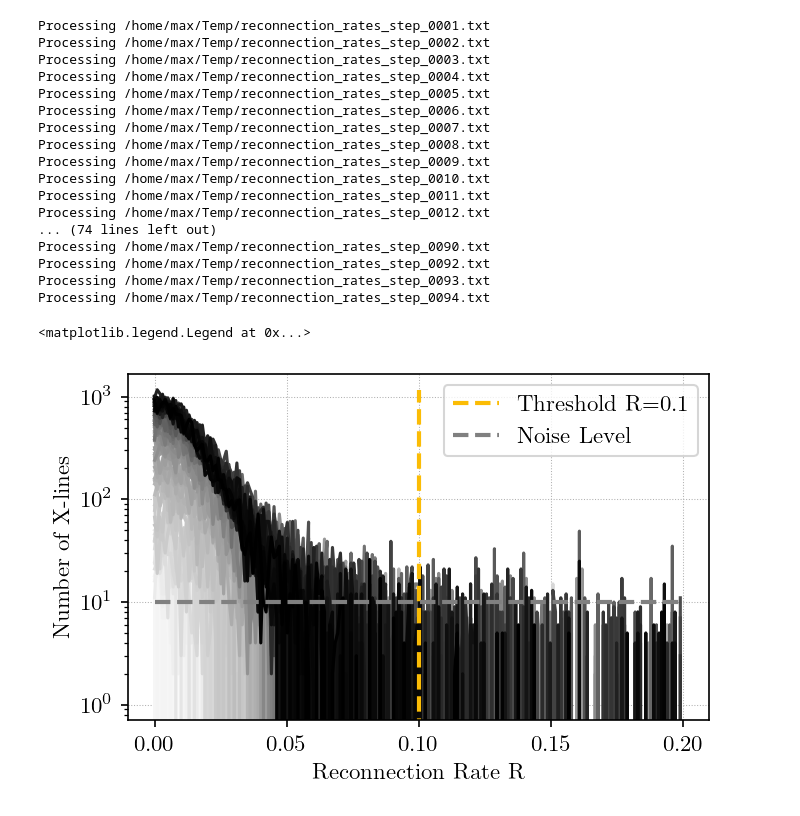
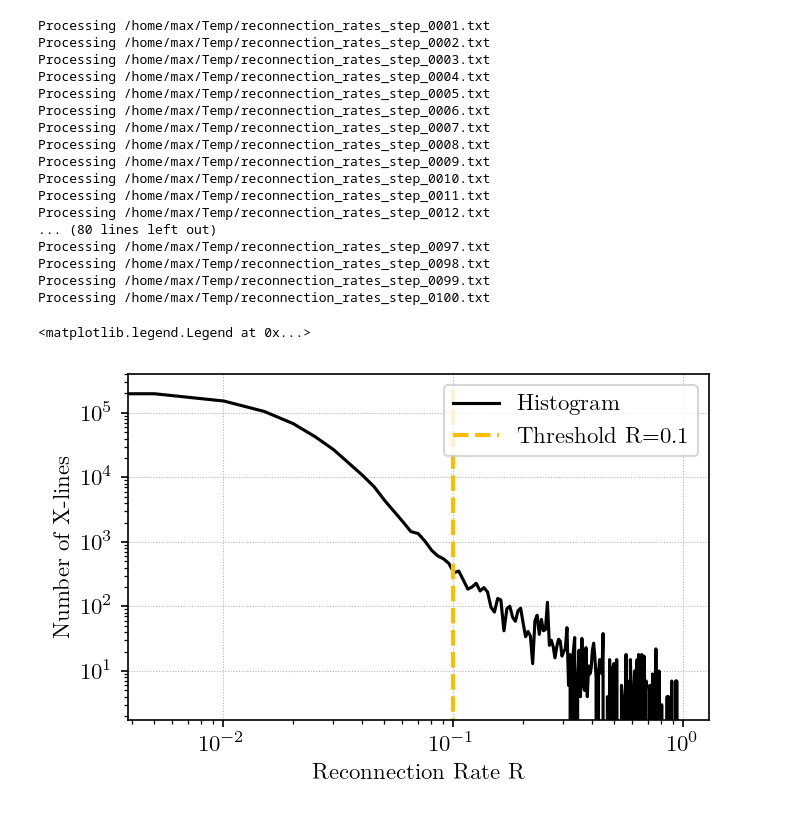
Before and after one commit to maxawake/Magnetic-Reconnection-Visualization, a Jupyter notebook: notebooks/load_reconnection_rate.ipynb, the cells around one changed output. Cells and saved outputs as stored; diff of their text form; code cells hidden in the pictures.

Commit message:
Reconnection rate plots 2

```diff
--- a/notebooks/load_reconnection_rate.ipynb
+++ b/notebooks/load_reconnection_rate.ipynb
@@ -20,45 +20,56 @@ def plot_histogram(step, datapath, max_reconnection_rate=0.2, bins=200):
     data = np.copy(data[np.where(data > 0.0)])
     bins = np.linspace(0.0, max_reconnection_rate, bins)
     x, bins = np.histogram(data, bins=bins, density=False)
-    plt.plot(bins[:-1], x, linewidth=1.5, color=(gradient[step], gradient[step], gradient[step]))
-    return np.max(x)
+    # plt.plot(bins[:-1], x, linewidth=1.5, color=(gradient[step], gradient[step], gradient[step]))
+    return np.max(x), data
     # plt.hist(data, bins=bins, density=True, color=(gradient[step], gradient[step], gradient[step], 0.8), label=f"Step {step + 1}")
 
 plt.figure(figsize=(5,3), dpi=150)
 
 max_val = 0.0
+all_data = np.array([])
 for i, datapath in enumerate(all_files):
     print(f"Processing {datapath}")
-    max_val_new = plot_histogram(i, datapath)
+    max_val_new, data = plot_histogram(i, datapath)
+    all_data = np.concatenate((all_data, data))
     if max_val_new > max_val:
         max_val = max_val_new
 
+bins=200
+max_reconnection_rate = 1.0
+
+bins = np.linspace(0.0, max_reconnection_rate, bins)
+x, bins = np.histogram(all_data, bins=bins, density=False)
+plt.plot(bins[:-1], x, linewidth=1.5, color="black", label="Histogram")
+max_val = np.max(x)
+
 plt.vlines(0.1, 0.0, max_val, color=gcolor("yellow"), linestyle="--", linewidth=2.0, label="Threshold R=0.1")
-plt.hlines(10.0, 0.0, 0.2, color="gray", linestyle="--", linewidth=2.0, label="Noise Level")
+# plt.hlines(10.0, 0.0, 0.2, color="gray", linestyle="--", linewidth=2.0, label="Noise Level")
 plt.yscale("log")
+plt.xscale("log")
 plt.xlabel("Reconnection Rate R")
 plt.ylabel("Number of X-lines")
 plt.legend()
 # %% [output]
 Processing /home/max/Temp/reconnection_rates_step_0001.txt
 Processing /home/max/Temp/reconnection_rates_step_0002.txt
 Processing /home/max/Temp/reconnection_rates_step_0003.txt
 Processing /home/max/Temp/reconnection_rates_step_0004.txt
 Processing /home/max/Temp/reconnection_rates_step_0005.txt
 Processing /home/max/Temp/reconnection_rates_step_0006.txt
 Processing /home/max/Temp/reconnection_rates_step_0007.txt
 Processing /home/max/Temp/reconnection_rates_step_0008.txt
 Processing /home/max/Temp/reconnection_rates_step_0009.txt
 Processing /home/max/Temp/reconnection_rates_step_0010.txt
 Processing /home/max/Temp/reconnection_rates_step_0011.txt
 Processing /home/max/Temp/reconnection_rates_step_0012.txt
-... (74 lines left out)
-Processing /home/max/Temp/reconnection_rates_step_0090.txt
-Processing /home/max/Temp/reconnection_rates_step_0092.txt
-Processing /home/max/Temp/reconnection_rates_step_0093.txt
-Processing /home/max/Temp/reconnection_rates_step_0094.txt
+... (80 lines left out)
+Processing /home/max/Temp/reconnection_rates_step_0097.txt
+Processing /home/max/Temp/reconnection_rates_step_0098.txt
+Processing /home/max/Temp/reconnection_rates_step_0099.txt
+Processing /home/max/Temp/reconnection_rates_step_0100.txt
 <matplotlib.legend.Legend at 0x...>
-[figure, old version]
+[figure, new version]
 # %%
 current_density = np.loadtxt("/home/max/Repos/Magnetic-Reconnection-Visualization/data/solar_wind_current_density.dat")
 
```
Also changed, not shown: parts of 1 cell of this notebook, 1 other file.
